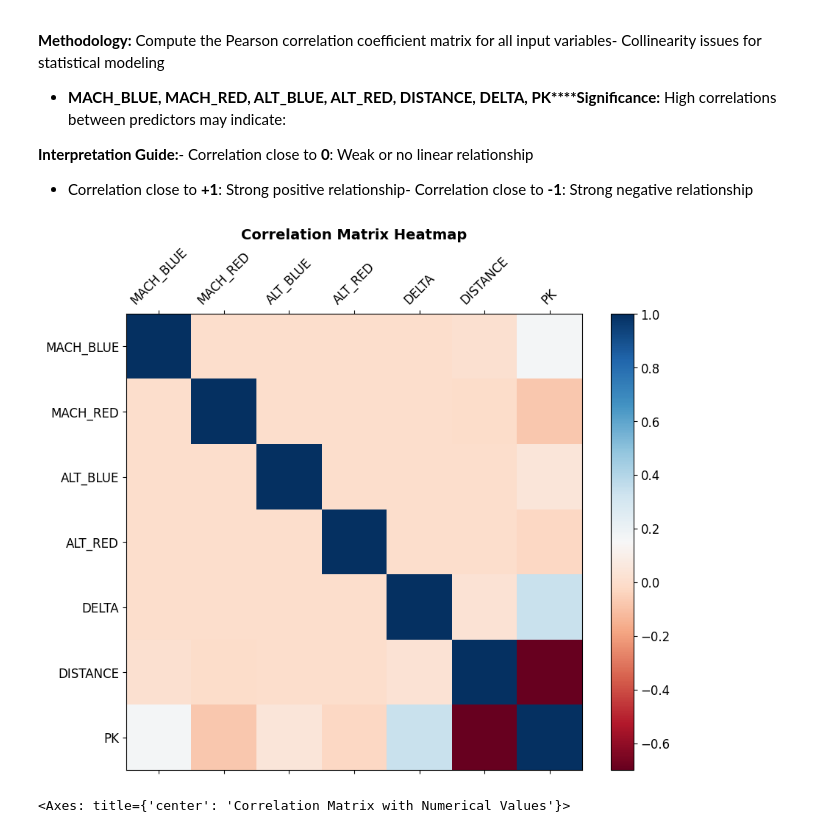
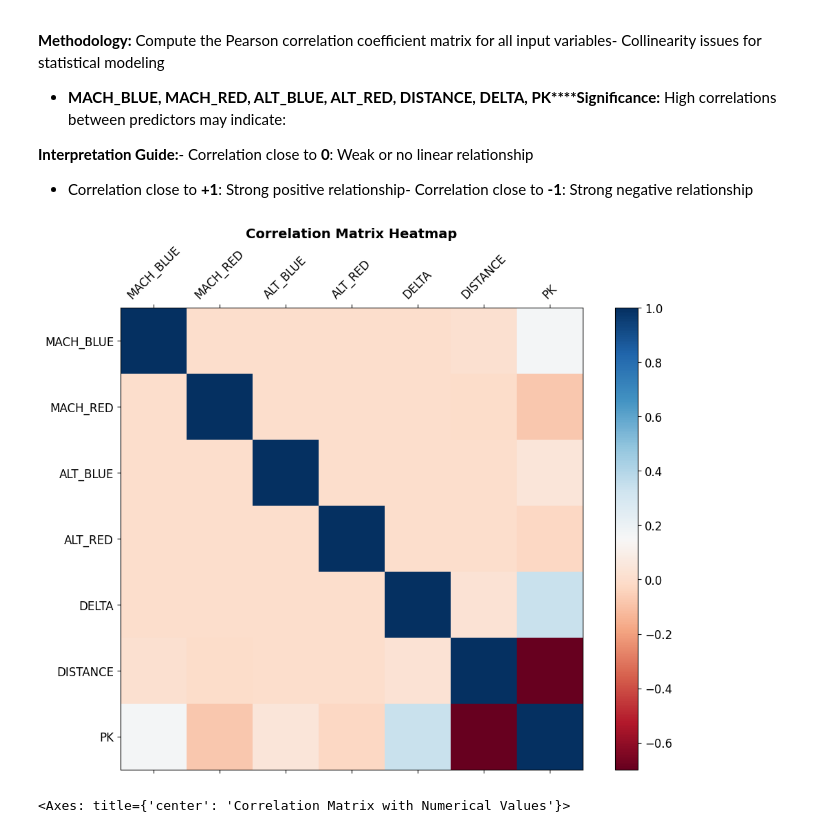
Before and after one commit to jgarnicaa/SUPAERO-IntroIA, a Jupyter notebook: complete.ipynb, the cells around one changed output. Drawn from its saved outputs; the diff is of its cells as text; code cells hidden in the pictures.

```diff
--- a/complete.ipynb
+++ b/complete.ipynb
@@ -341,22 +342,27 @@ plt.tight_layout()
 
 - Correlation close to **+1**: Strong positive relationship- Correlation close to **-1**: Strong negative relationship
 # %%
+import numpy as np
 # First Visualization: Correlation Matrix using matshow
 # This provides a heatmap-style view of the correlation structure
 f = plt.figure(figsize=(10, 8))
-plt.matshow(df.corr(), fignum=f.number, cmap='RdBu')
-plt.xticks(range(df.select_dtypes(['number']).shape[1]),
-           df.select_dtypes(['number']).columns, fontsize=12, rotation=45)
-plt.yticks(range(df.select_dtypes(['number']).shape[1]),
+ax = f.add_subplot(111) # Get the axes for the figure
+cax = ax.matshow(df.corr(), cmap='RdBu') # Plot into the axes and store the image object
 
-           df.select_dtypes(['number']).columns, fontsize=12)
+# Get numerical columns once to avoid redundant calls
+numerical_cols = df.select_dtypes(['number']).columns
+
+plt.xticks(range(len(numerical_cols)),
+           numerical_cols, fontsize=12, rotation=45)
+plt.yticks(range(len(numerical_cols)),
+           numerical_cols, fontsize=12)
 plt.tight_layout()
 
-cb = plt.colorbar()
+cb = f.colorbar(cax, ax=ax) # Pass the image object (cax) to colorbar
 plt.title('Correlation Matrix Heatmap', fontsize=14, fontweight='bold')
 cb.ax.tick_params(labelsize=12)
 # %% [output]
-[figure, old version]
+[figure, new version]
 # %%
 # Second Visualization: Correlation Matrix with Annotations
 # Display numerical correlation values on the heatmap for precise interpretation
```
Also changed, not shown: parts of 46 cells of this notebook.
